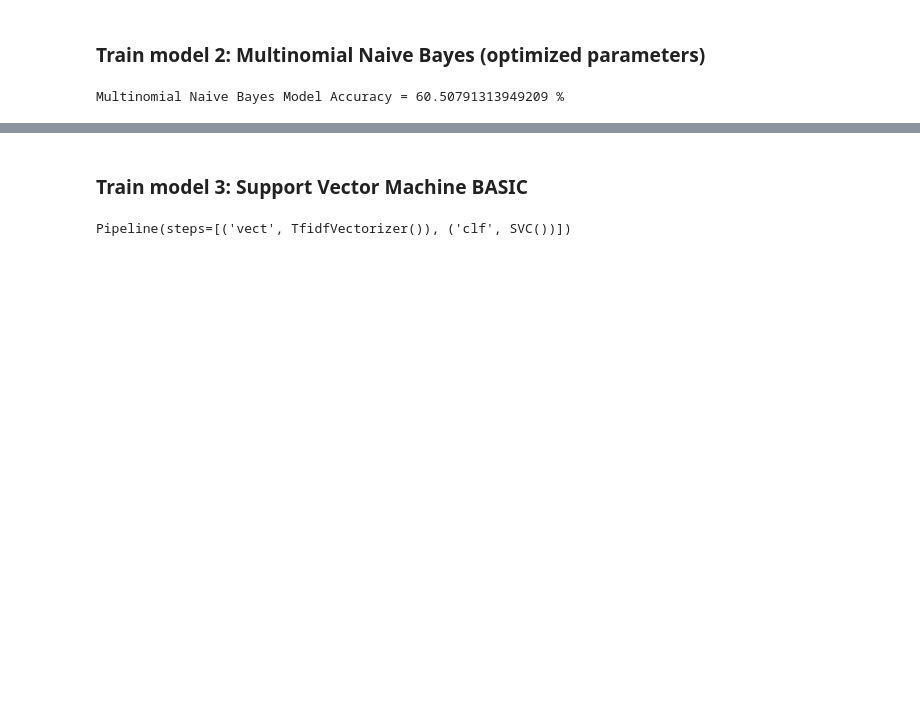
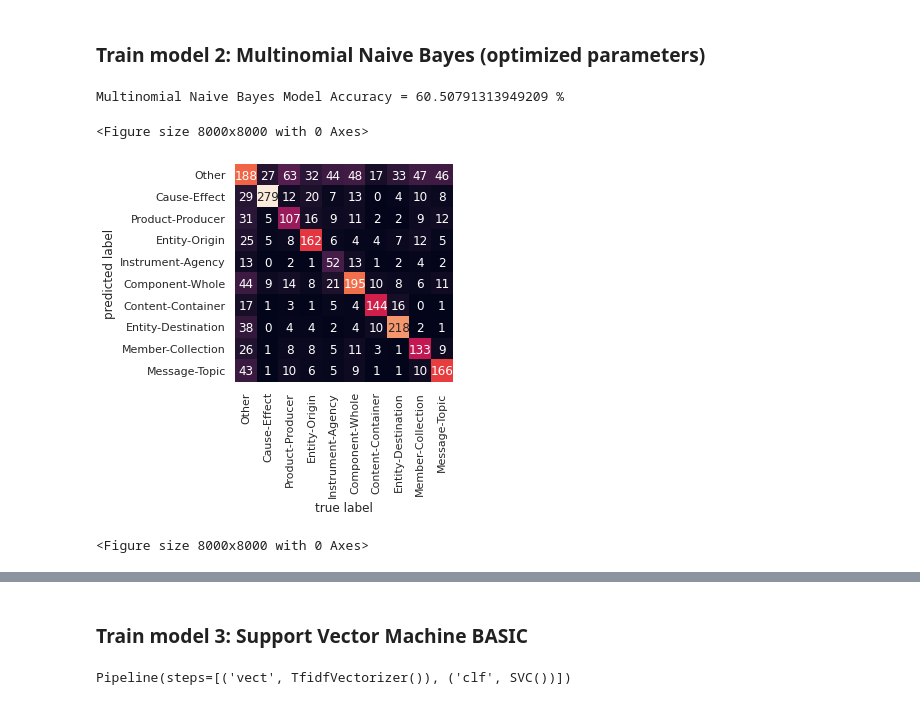
Before and after one commit to squaluz/Group-9C-Capstone, a Jupyter notebook: Sem-Eval 2010 Task8.ipynb, the cells around one changed output, grey strips where cells are left out. Drawn from its saved outputs; the diff is of its cells as text; code cells hidden in the pictures; blank space fills up the shorter version.

```diff
--- a/Sem-Eval 2010 Task8.ipynb
+++ b/Sem-Eval 2010 Task8.ipynb
@@ -264,3 +391,17 @@ accuracy_for_test_keys = np.mean(predicted == test_target)
 print("Multinomial Naive Bayes Model Accuracy = {} %".format(accuracy_for_test_keys*100))
 # %% [output]
 Multinomial Naive Bayes Model Accuracy = 60.50791313949209 %
+# %%
+plt.rcParams['font.size'] = '12'
+mat = confusion_matrix(test_target, predicted)
+sns.heatmap(mat.T, square=True, annot=True, fmt='d', cbar=False, xticklabels=keys, yticklabels=keys)
+
+plt.xlabel('true label')
+plt.ylabel('predicted label')
+
+from matplotlib.pyplot import figure
+figure(figsize=(10, 10), dpi=800)
+# %% [output]
+<Figure size 8000x8000 with 0 Axes>
+[figure, added]
+<Figure size 8000x8000 with 0 Axes>
```
Also changed, not shown: parts of 21 cells of this notebook.
